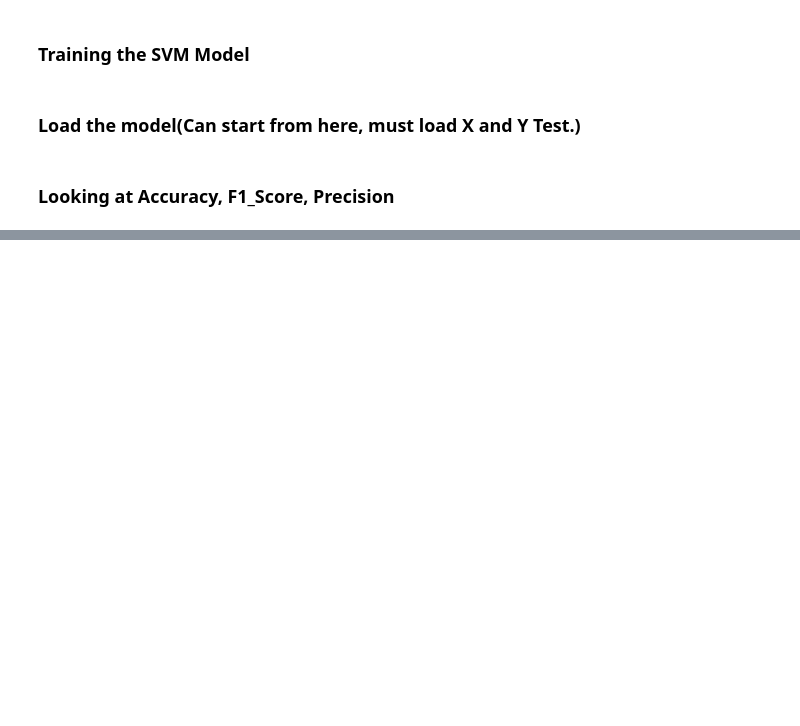
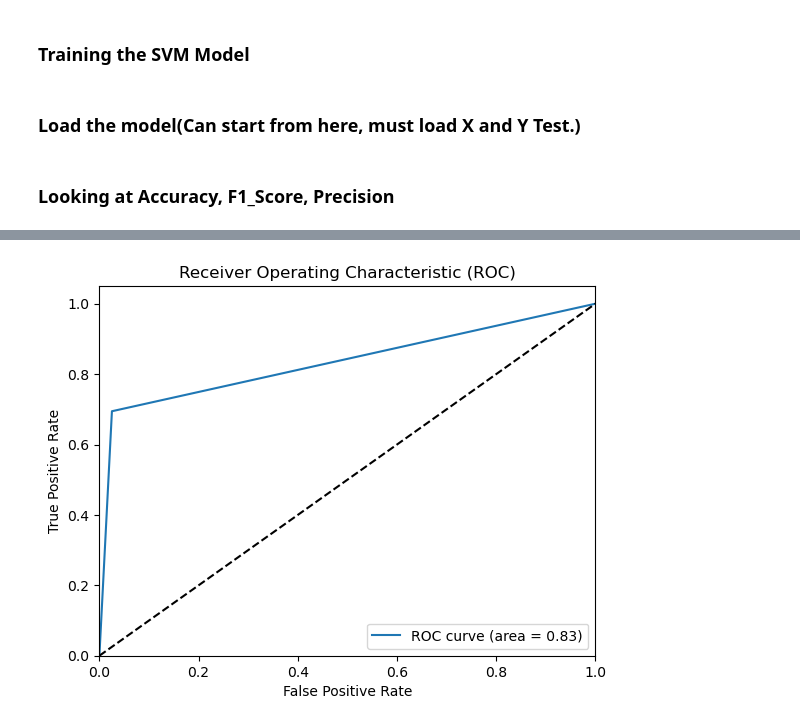
Before and after one commit to cdub-616/cyber_defense_attacks, a Jupyter notebook: SVM.ipynb, the cells around one changed output, grey strips where cells are left out. Saved outputs shown, nothing was run; the diff lists cells and outputs as text; code cells hidden in the pictures; blank space fills up the shorter version.

```diff
--- a/SVM.ipynb
+++ b/SVM.ipynb
@@ -252,0 +301,4 @@ results.head(10)
+# %%
+plot_roc(SVM_Predictions, Y_Test)
+# %% [output]
+[figure, added]
```
Also changed, not shown: parts of 5 cells of this notebook, 3 other files.
